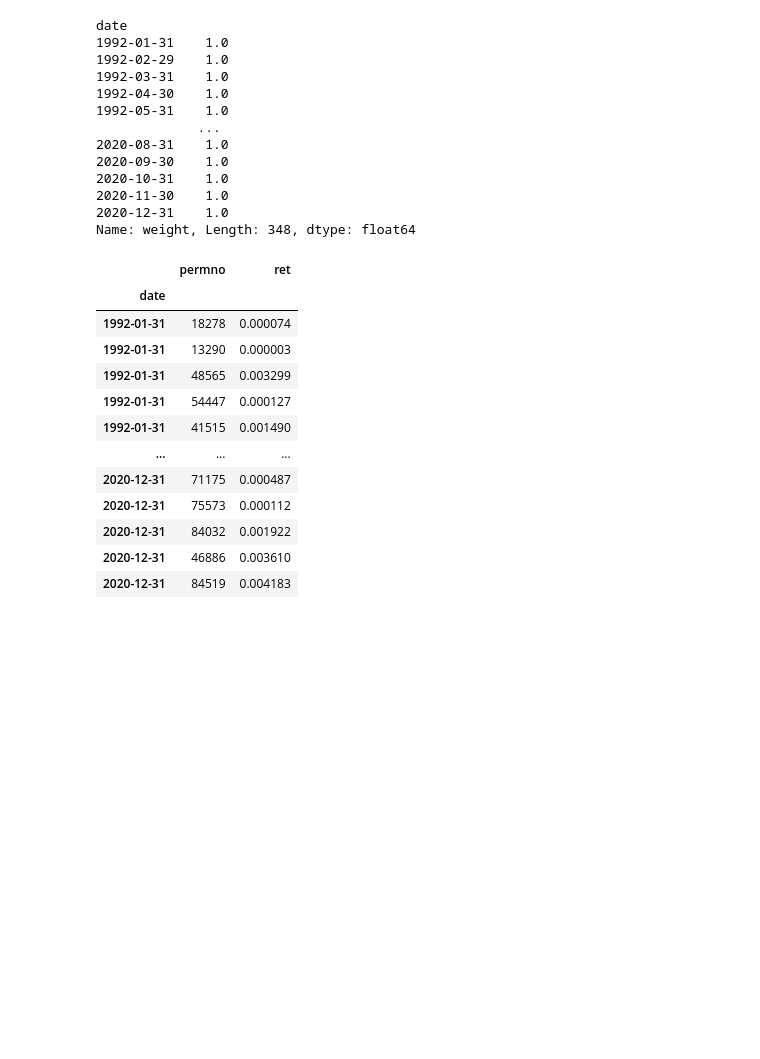
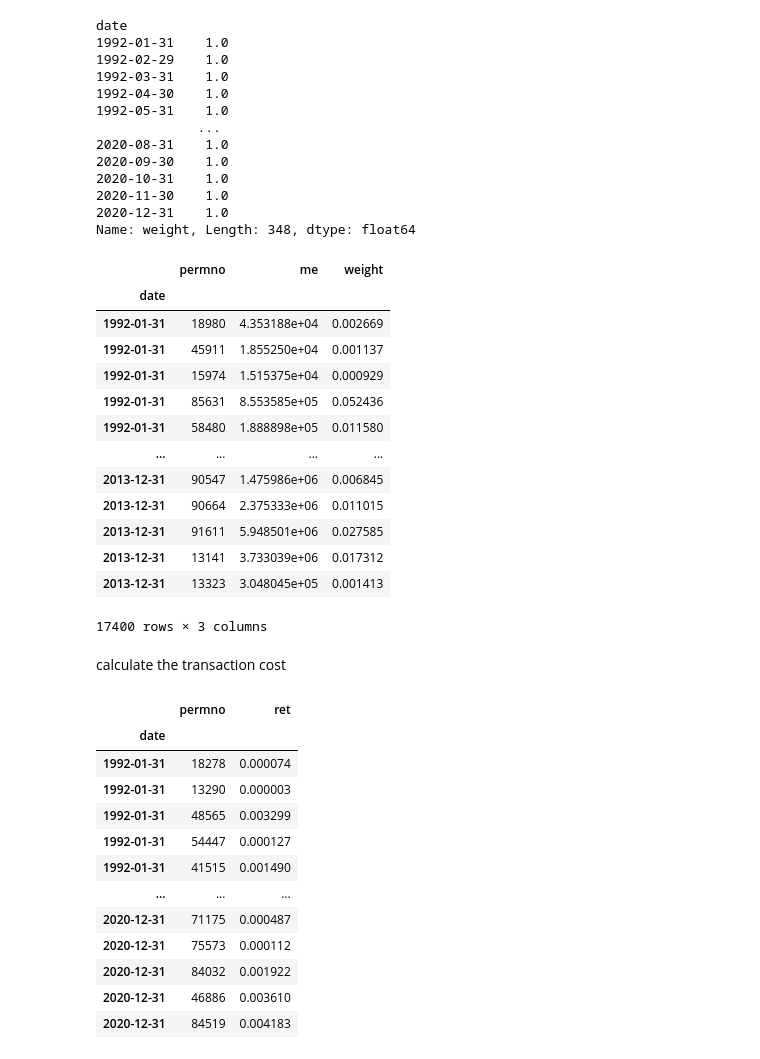
Before and after one commit to shh128/Summer-project-ML, a Jupyter notebook: Portfolio_Tree_Model_v2.ipynb, the cells around one changed output. Saved outputs shown, nothing was run; the diff lists cells and outputs as text; code cells hidden in the pictures; blank space fills up the shorter version.

```diff
--- a/Portfolio_Tree_Model_v2.ipynb
+++ b/Portfolio_Tree_Model_v2.ipynb
@@ -596,3 +596,22 @@ date
 2020-11-30    1.0
 2020-12-31    1.0
 Name: weight, Length: 348, dtype: float64
+# %%
+me_long_df
+# %% [output]
+|  | permno | me | weight |
+| date |  |  |  |
+| 1992-01-31 | 18980 | 4.353188e+04 | 0.002669 |
+| 1992-01-31 | 45911 | 1.855250e+04 | 0.001137 |
+| 1992-01-31 | 15974 | 1.515375e+04 | 0.000929 |
+| 1992-01-31 | 85631 | 8.553585e+05 | 0.052436 |
+| 1992-01-31 | 58480 | 1.888898e+05 | 0.011580 |
+| ... | ... | ... | ... |
+| 2013-12-31 | 90547 | 1.475986e+06 | 0.006845 |
+| 2013-12-31 | 90664 | 2.375333e+06 | 0.011015 |
+| 2013-12-31 | 91611 | 5.948501e+06 | 0.027585 |
+| 2013-12-31 | 13141 | 3.733039e+06 | 0.017312 |
+| 2013-12-31 | 13323 | 3.048045e+05 | 0.001413 |
+17400 rows × 3 columns
+# %% [markdown]
+calculate the transaction cost
```
Also changed, not shown: parts of 24 cells of this notebook.
